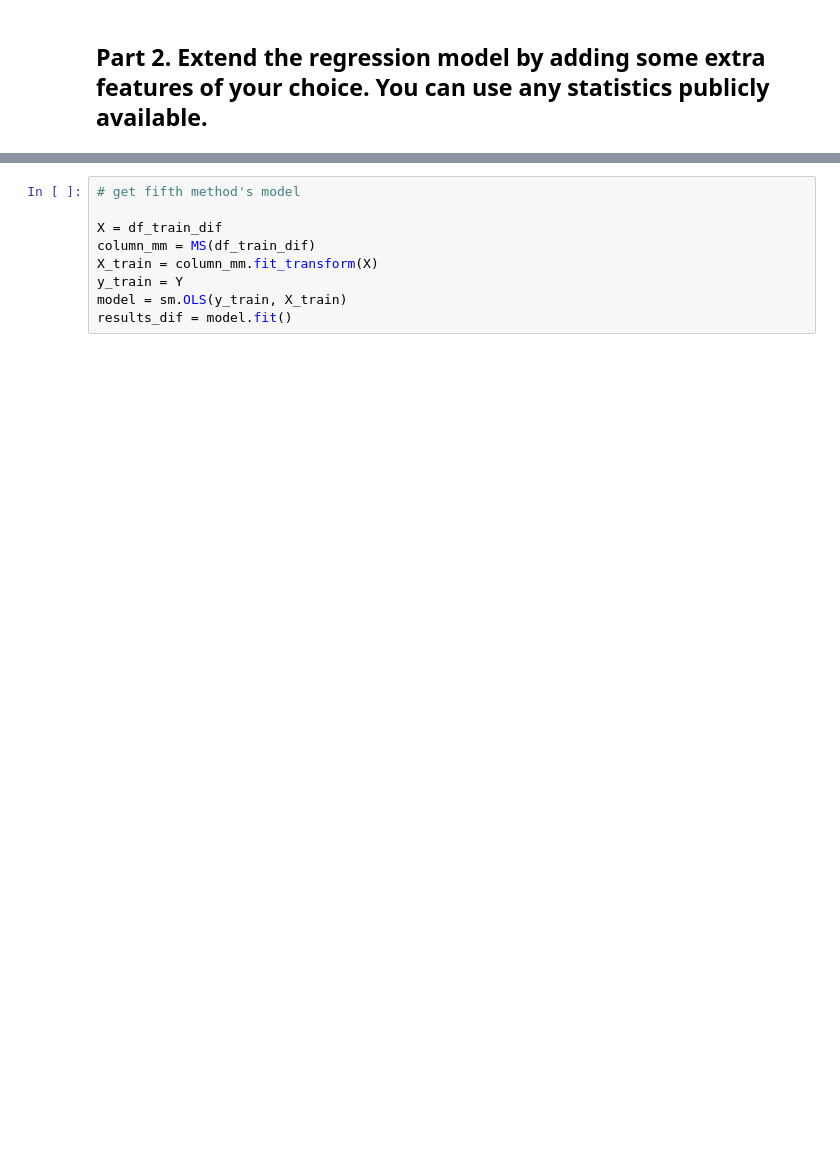
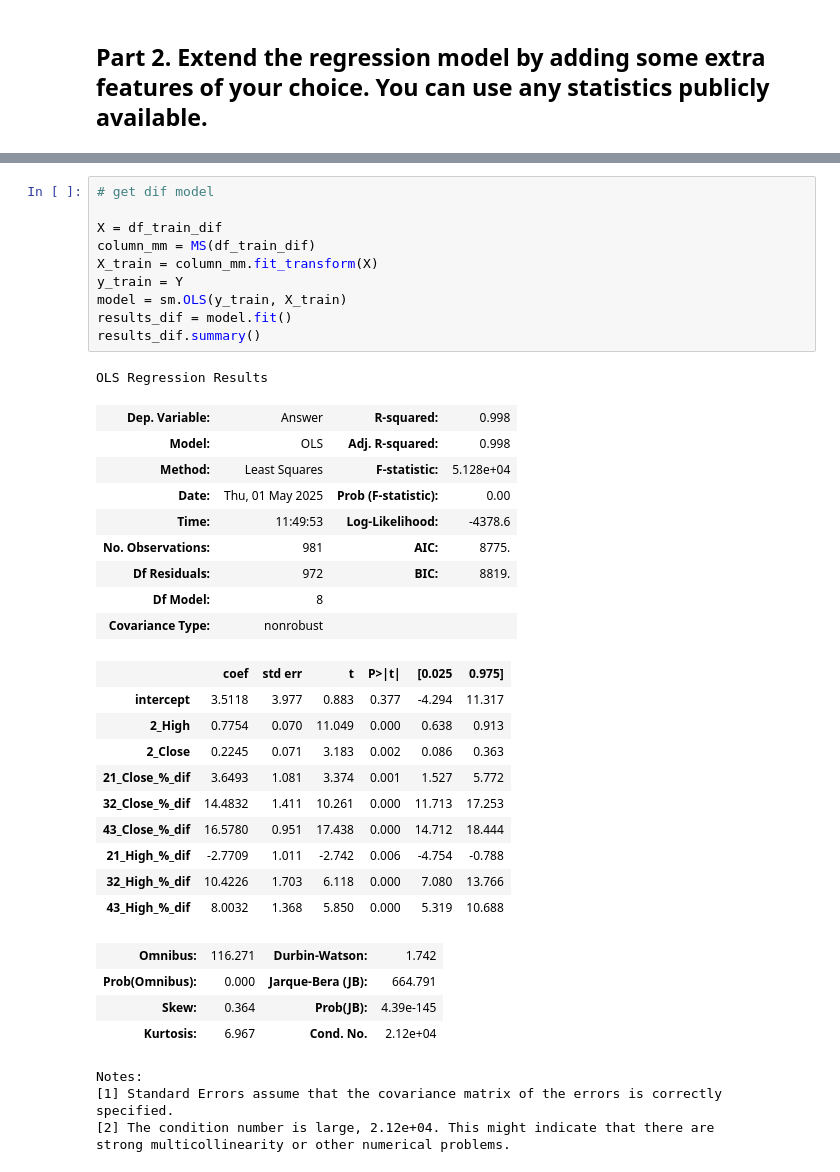
Before and after one commit to tiny451th/2025_ML_1, a Jupyter notebook: load_data.ipynb, the cells around one changed output, grey strips where cells are left out. Drawn from its saved outputs; the diff is of its cells as text; blank space fills up the shorter version.

Commit message:
method modified

```diff
--- a/load_data.ipynb
+++ b/load_data.ipynb
@@ -290,9 +311,39 @@ df_train_dif
 # %%
-# get fifth method's model
+# get dif model
 
 X = df_train_dif
 column_mm = MS(df_train_dif)
 X_train = column_mm.fit_transform(X)
 y_train = Y
 model = sm.OLS(y_train, X_train)
 results_dif = model.fit()
+results_dif.summary()
+# %% [output]
+OLS Regression Results
+| Dep. Variable: | Answer | R-squared: | 0.998 |
+| Model: | OLS | Adj. R-squared: | 0.998 |
+| Method: | Least Squares | F-statistic: | 5.128e+04 |
+| Date: | Thu, 01 May 2025 | Prob (F-statistic): | 0.00 |
+| Time: | 11:49:53 | Log-Likelihood: | -4378.6 |
+| No. Observations: | 981 | AIC: | 8775. |
+| Df Residuals: | 972 | BIC: | 8819. |
+| Df Model: | 8 |  |  |
+| Covariance Type: | nonrobust |  |  |
+|  | coef | std err | t | P>|t| | [0.025 | 0.975] |
+| intercept | 3.5118 | 3.977 | 0.883 | 0.377 | -4.294 | 11.317 |
+| 2_High | 0.7754 | 0.070 | 11.049 | 0.000 | 0.638 | 0.913 |
+| 2_Close | 0.2245 | 0.071 | 3.183 | 0.002 | 0.086 | 0.363 |
+| 21_Close_%_dif | 3.6493 | 1.081 | 3.374 | 0.001 | 1.527 | 5.772 |
+| 32_Close_%_dif | 14.4832 | 1.411 | 10.261 | 0.000 | 11.713 | 17.253 |
+| 43_Close_%_dif | 16.5780 | 0.951 | 17.438 | 0.000 | 14.712 | 18.444 |
+| 21_High_%_dif | -2.7709 | 1.011 | -2.742 | 0.006 | -4.754 | -0.788 |
+| 32_High_%_dif | 10.4226 | 1.703 | 6.118 | 0.000 | 7.080 | 13.766 |
+| 43_High_%_dif | 8.0032 | 1.368 | 5.850 | 0.000 | 5.319 | 10.688 |
+| Omnibus: | 116.271 | Durbin-Watson: | 1.742 |
+| Prob(Omnibus): | 0.000 | Jarque-Bera (JB): | 664.791 |
+| Skew: | 0.364 | Prob(JB): | 4.39e-145 |
+| Kurtosis: | 6.967 | Cond. No. | 2.12e+04 |
+Notes:
+[1] Standard Errors assume that the covariance matrix of the errors is correctly specified.
+[2] The condition number is large, 2.12e+04. This might indicate that there are
+strong multicollinearity or other numerical problems.
```
Also changed, not shown: parts of 15 cells of this notebook.
